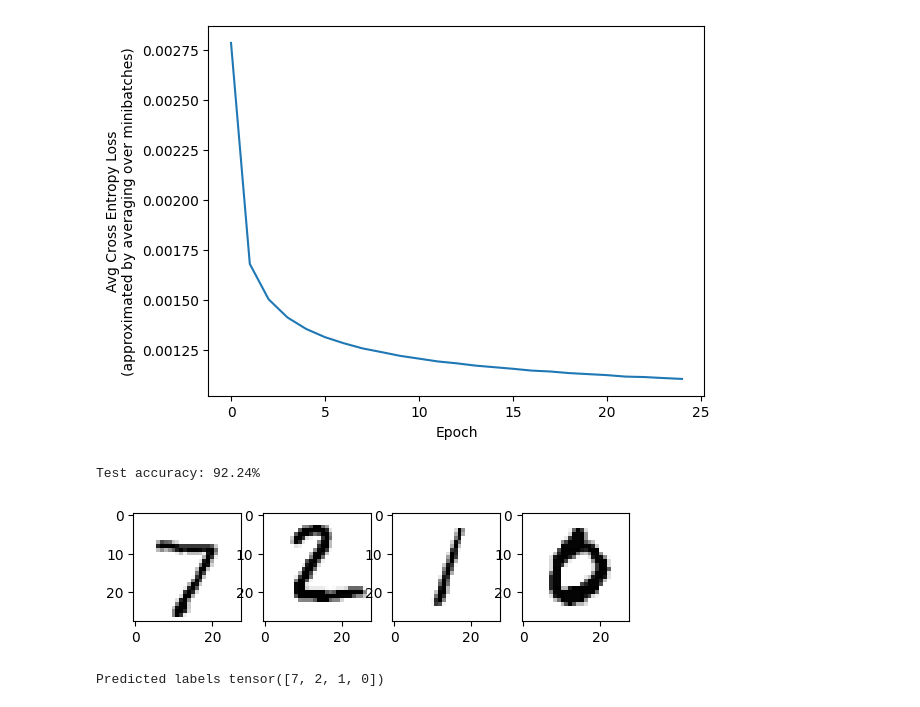
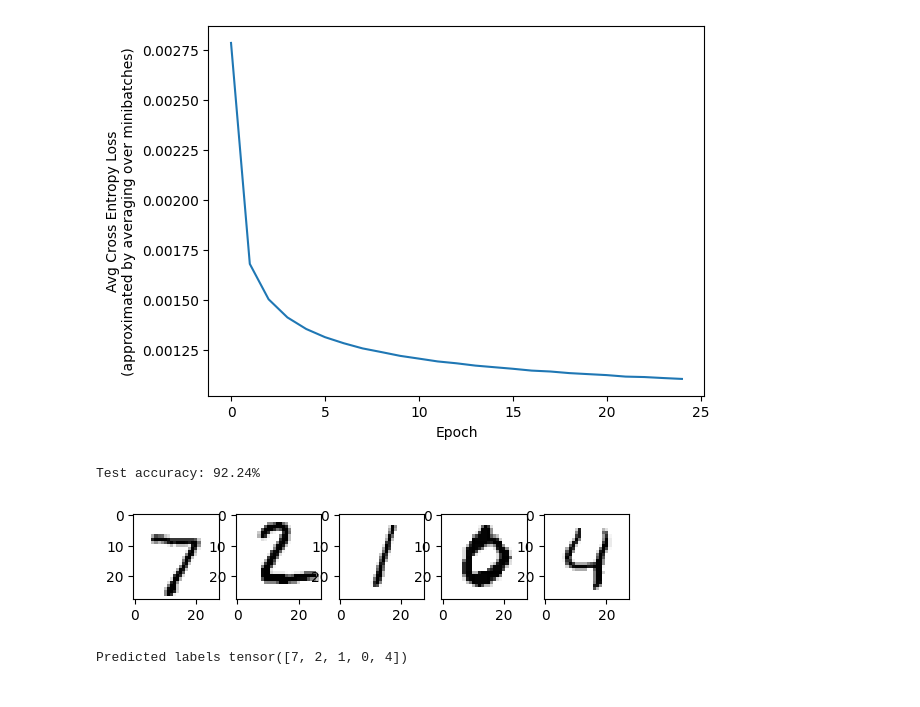
Before and after one commit to carteag43066/ML_2, a Jupyter notebook: Codigos/Session 5/softmax_regression_mnist.ipynb, the cells around one changed output. Saved outputs shown, nothing was run; the diff lists cells and outputs as text; code cells hidden in the pictures.

```diff
--- a/Codigos/Session 5/softmax_regression_mnist.ipynb
+++ b/Codigos/Session 5/softmax_regression_mnist.ipynb
@@ -184,17 +188,17 @@ Test accuracy: 92.24%
 # %%
 for features, targets in test_loader:
     break
 
-fig, ax = plt.subplots(1, 4)
-for i in range(4):
+fig, ax = plt.subplots(1, 5)
+for i in range(5):
     ax[i].imshow(features[i].view(28, 28), cmap=matplotlib.cm.binary)
 
 plt.show()
 # %% [output]
-[figure, old version]
+[figure, new version]
 # %%
-_, predictions = model.forward(features[:4].view(-1, 28*28).to(device))
+_, predictions = model.forward(features[:5].view(-1, 28*28).to(device))
 predictions = torch.argmax(predictions, dim=1)
 print('Predicted labels', predictions)
 # %% [output]
-Predicted labels tensor([7, 2, 1, 0])
+Predicted labels tensor([7, 2, 1, 0, 4])
```
Also changed, not shown: parts of 8 cells of this notebook, 2 other files.
